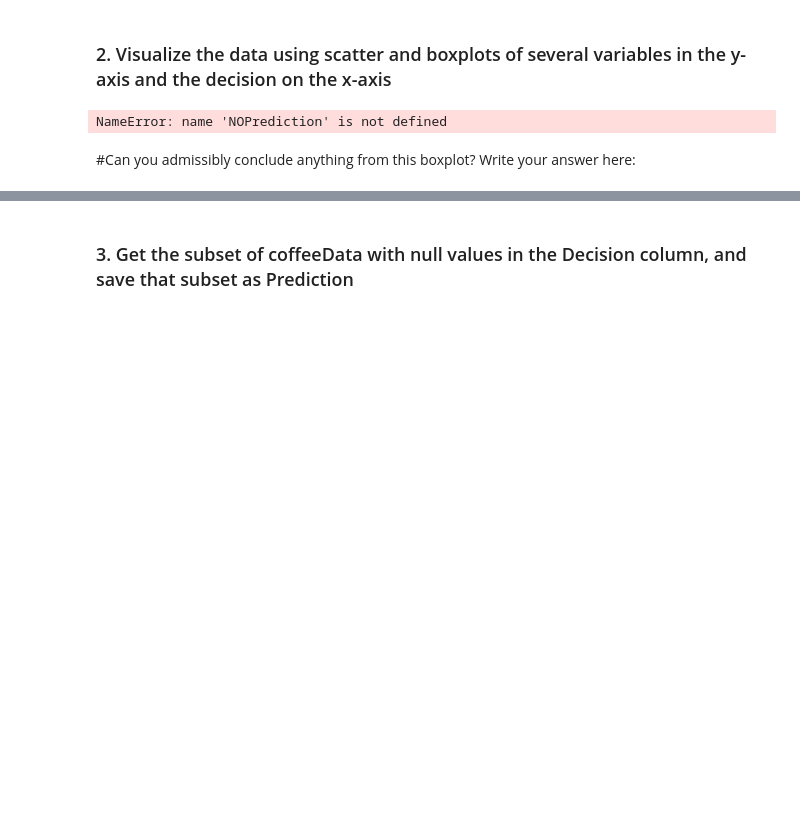
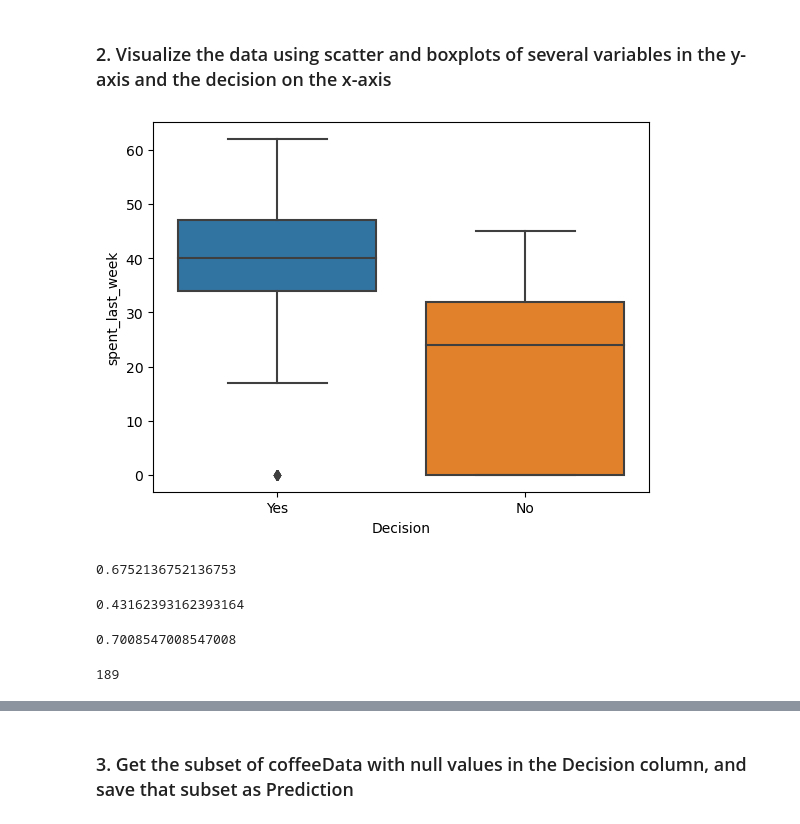
Before and after one commit to Noob1701/Springboard, a Jupyter notebook: Springboard Decision Tree Specialty Coffee Case Study - Tier 3.ipynb, the cells around one changed output, grey strips where cells are left out. Drawn from its saved outputs; the diff is of its cells as text; code cells hidden in the pictures; blank space fills up the shorter version.

Commit message:
final Decision Tree assignment

```diff
--- a/Springboard Decision Tree Specialty Coffee Case Study - Tier 3.ipynb
+++ b/Springboard Decision Tree Specialty Coffee Case Study - Tier 3.ipynb
@@ -277,8 +275,22 @@ test = test
 # %%
 # Exploring our new NOPrediction dataset
 # Make a boxplot on NOPrediction where the x axis is Decision, and the y axis is spent_last_week
-_ = sns.boxplot('Decision', 'spent_last_week', data = NOPrediction)
+_ = sns.boxplot('Decision', 'spent_last_week', data = NoPrediction)
 # %% [output]
-NameError: name 'NOPrediction' is not defined
+[figure, added]
-# %% [markdown]
-#Can you admissibly conclude anything from this boxplot? Write your answer here:
+# %%
+474/702
+# %% [output]
+0.6752136752136753
+# %%
+303/702
+# %% [output]
+0.43162393162393164
+# %%
+492/702
+# %% [output]
+0.7008547008547008
+# %%
+492-303
+# %% [output]
+189
```
Also changed, not shown: parts of 39 cells of this notebook.
